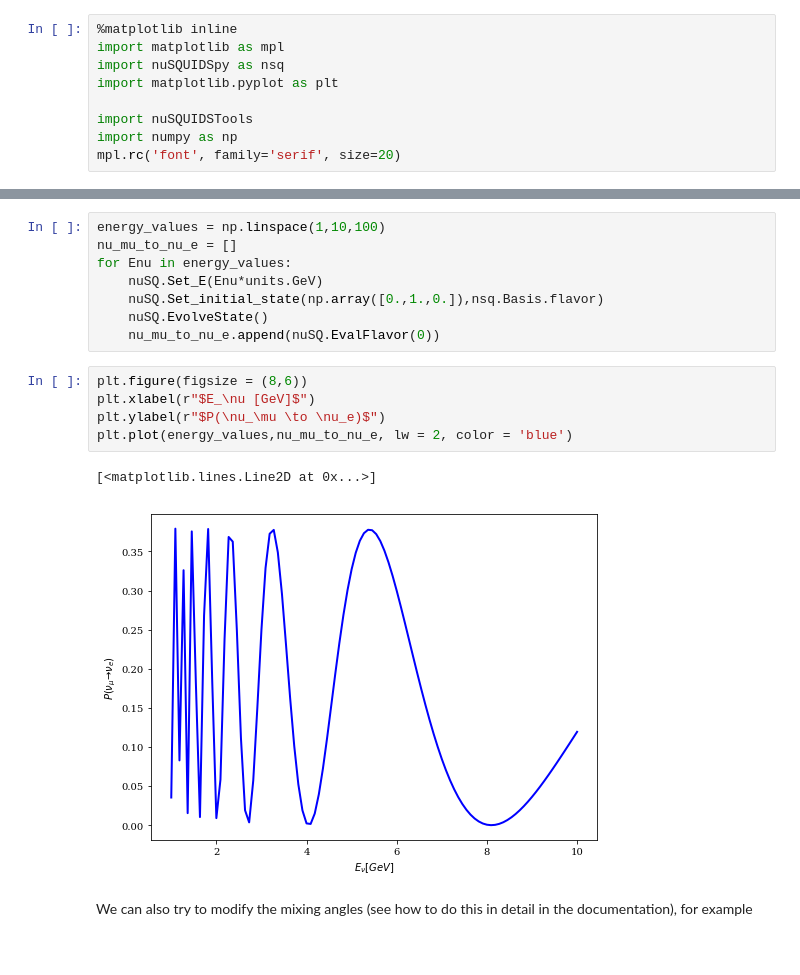
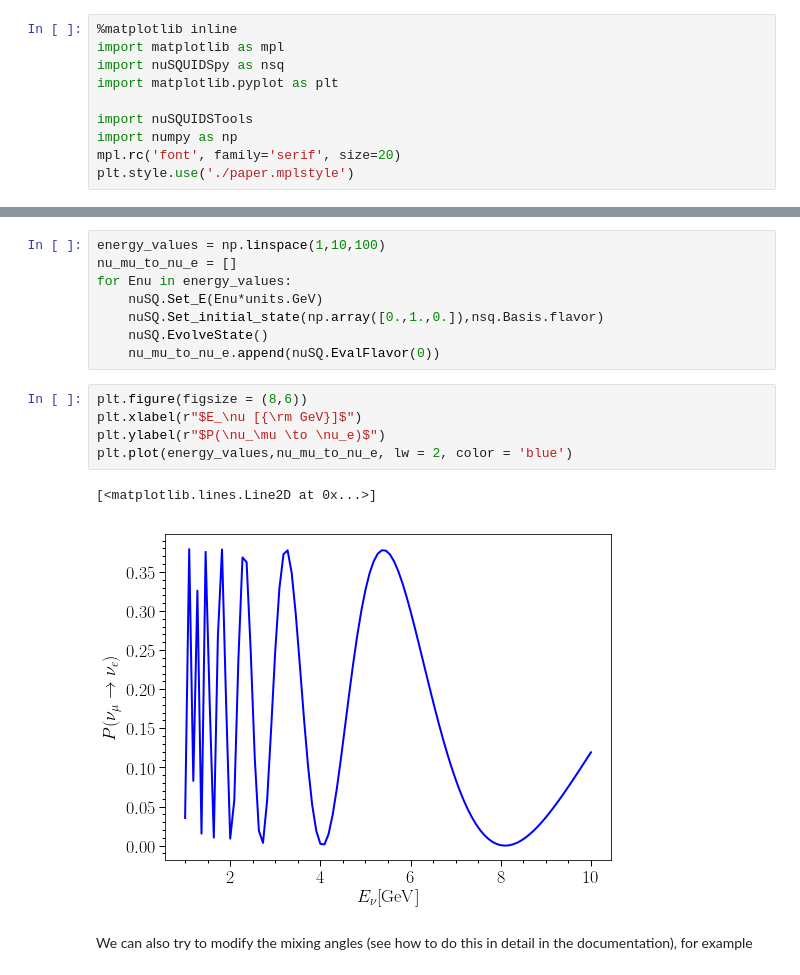
Before and after one commit to arguelles/nuSQuIDS, a Jupyter notebook: resources/python/example/nuSQUIDS-DEMO.ipynb, the cells around one changed output, grey strips where cells are left out. Saved outputs shown, nothing was run; the diff lists cells and outputs as text.

```diff
--- a/resources/python/example/nuSQUIDS-DEMO.ipynb
+++ b/resources/python/example/nuSQUIDS-DEMO.ipynb
@@ -9,6 +9,7 @@ import matplotlib.pyplot as plt
 import nuSQUIDSTools
 import numpy as np
 mpl.rc('font', family='serif', size=20)
+plt.style.use('./paper.mplstyle')
 # %% [markdown]
 Welcome to the $\nu$-SQuIDS demo. In
 this notebook we will demostrate some of the functionalities of the $\nu$-SQuIDS' python bindings. All of the calculations performed here can also be done in the C++ interface. Enjoy :)! Carlos, Jordi & Chris.
@@ -102,12 +103,12 @@ for Enu in energy_values:
     nu_mu_to_nu_e.append(nuSQ.EvalFlavor(0))
 # %%
 plt.figure(figsize = (8,6))
-plt.xlabel(r"$E_\nu [GeV]$")
+plt.xlabel(r"$E_\nu [{\rm GeV}]$")
 plt.ylabel(r"$P(\nu_\mu \to \nu_e)$")
 plt.plot(energy_values,nu_mu_to_nu_e, lw = 2, color = 'blue')
 # %% [output]
 [<matplotlib.lines.Line2D at 0x...>]
-[figure, old version]
+[figure, new version]
 # %% [markdown]
 We can also try to modify the mixing angles (see how to do this in detail in the documentation), for example
 # %%
```
Also changed, not shown: parts of 24 cells of this notebook, 6 other files.
